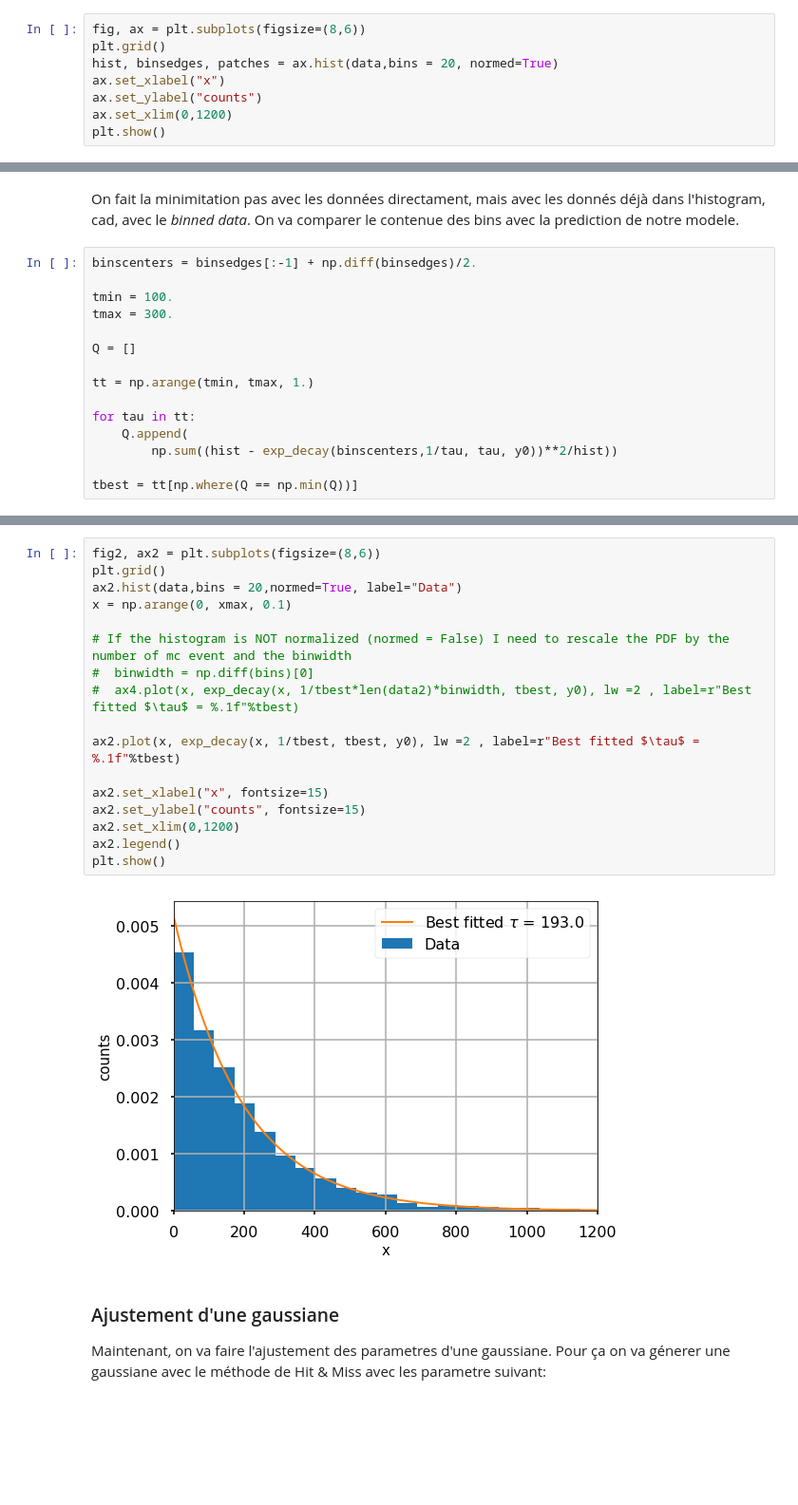
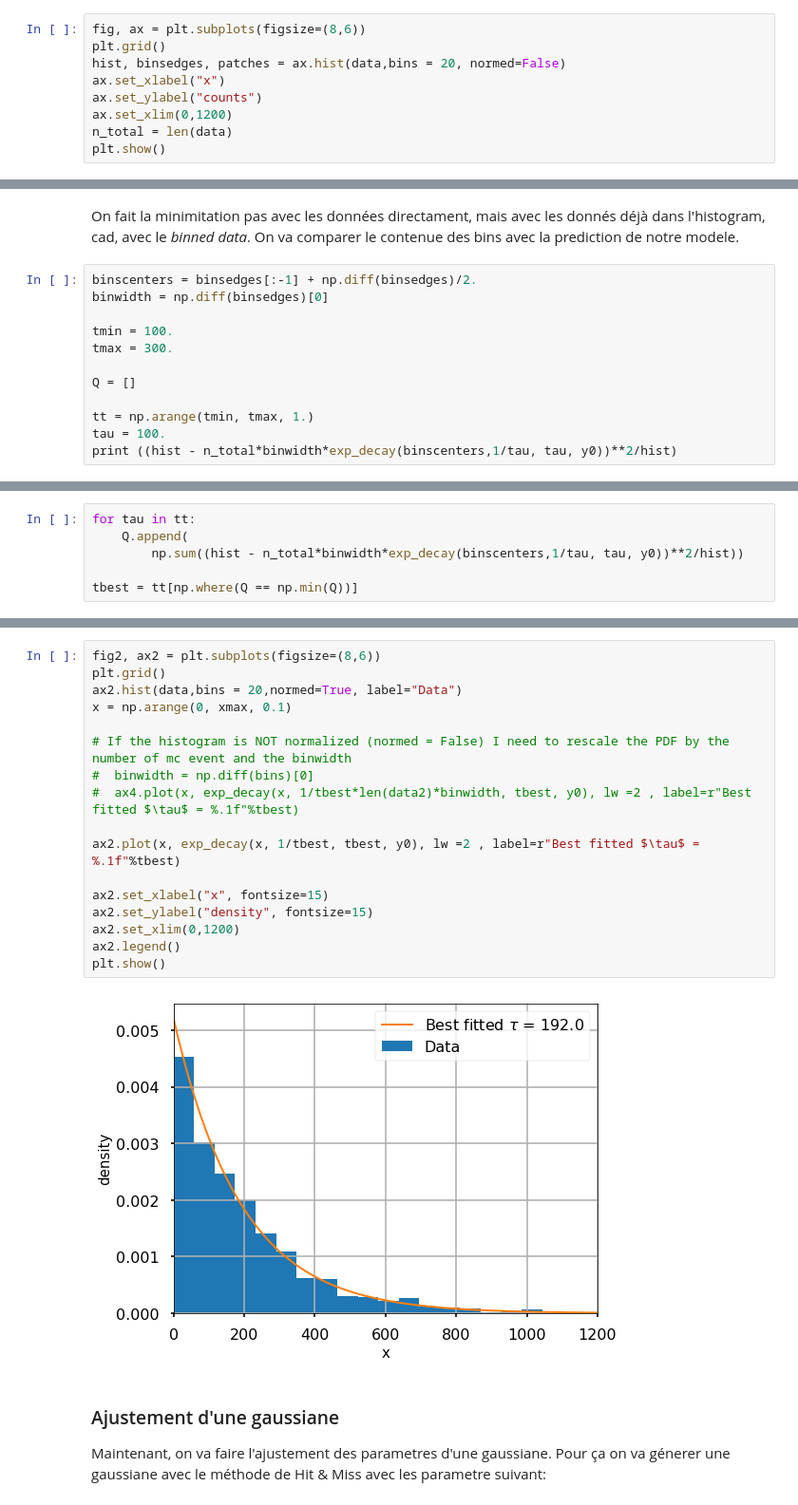
Before and after one commit to zemrude/PHYS-F-311, a Jupyter notebook: Fitting-Methods.ipynb, the cells around one changed output, grey strips where cells are left out. Shown at 95% size. Drawn from its saved outputs; the diff is of its cells as text; blank space fills up the shorter version.

```diff
--- a/Fitting-Methods.ipynb
+++ b/Fitting-Methods.ipynb
@@ -37,9 +37,10 @@ data = x[np.where(y < yprime)]
 # %%
 fig, ax = plt.subplots(figsize=(8,6))
 plt.grid()
-hist, binsedges, patches = ax.hist(data,bins = 20, normed=True)
+hist, binsedges, patches = ax.hist(data,bins = 20, normed=False)
 ax.set_xlabel("x")
 ax.set_ylabel("counts")
 ax.set_xlim(0,1200)
+n_total = len(data)
 plt.show()
 # %% [output]
@@ -50,6 +51,7 @@ plt.show()
 On fait la minimitation  pas avec les données directament, mais avec les donnés déjà dans l'histogram, cad, avec le *binned data*. On va comparer le contenue des bins avec la prediction de notre modele.
 # %%
 binscenters = binsedges[:-1] + np.diff(binsedges)/2.
+binwidth = np.diff(binsedges)[0]
 
 tmin = 100.
 tmax = 300.
@@ -57,9 +59,5 @@ tmax = 300.
 Q = []
 
 tt = np.arange(tmin, tmax, 1.)
-
-for tau in tt:
-    Q.append(
-        np.sum((hist - exp_decay(binscenters,1/tau, tau, y0))**2/hist))
-
-tbest = tt[np.where(Q == np.min(Q))]
+tau = 100.
+print ((hist - n_total*binwidth*exp_decay(binscenters,1/tau, tau, y0))**2/hist)
@@ -66,3 +69,9 @@ tbest = tt[np.where(Q == np.min(Q))]
+# %%
+for tau in tt:
+    Q.append(
+        np.sum((hist - n_total*binwidth*exp_decay(binscenters,1/tau, tau, y0))**2/hist))
+
+tbest = tt[np.where(Q == np.min(Q))]
 # %%
 fig3, ax3 = plt.subplots(figsize=(8,6))
 plt.grid()
@@ -76,22 +85,22 @@ plt.show()
 # %%
 fig2, ax2 = plt.subplots(figsize=(8,6))
 plt.grid()
 ax2.hist(data,bins = 20,normed=True, label="Data")
 x = np.arange(0, xmax, 0.1)
 
 # If the histogram is NOT normalized (normed = False) I need to rescale the PDF by the number of mc event and the binwidth
 #  binwidth = np.diff(bins)[0]
 #  ax4.plot(x, exp_decay(x, 1/tbest*len(data2)*binwidth, tbest, y0), lw =2 , label=r"Best fitted $\tau$ = %.1f"%tbest)
 
 ax2.plot(x, exp_decay(x, 1/tbest, tbest, y0), lw =2 , label=r"Best fitted $\tau$ = %.1f"%tbest)
 
 ax2.set_xlabel("x", fontsize=15)
-ax2.set_ylabel("counts", fontsize=15)
+ax2.set_ylabel("density", fontsize=15)
 ax2.set_xlim(0,1200)
 ax2.legend()
 plt.show()
 # %% [output]
-[figure, old version]
+[figure, new version]
 # %% [markdown]
 ### Ajustement d'une gaussiane
 
```
Also changed, not shown: parts of 7 cells of this notebook.
